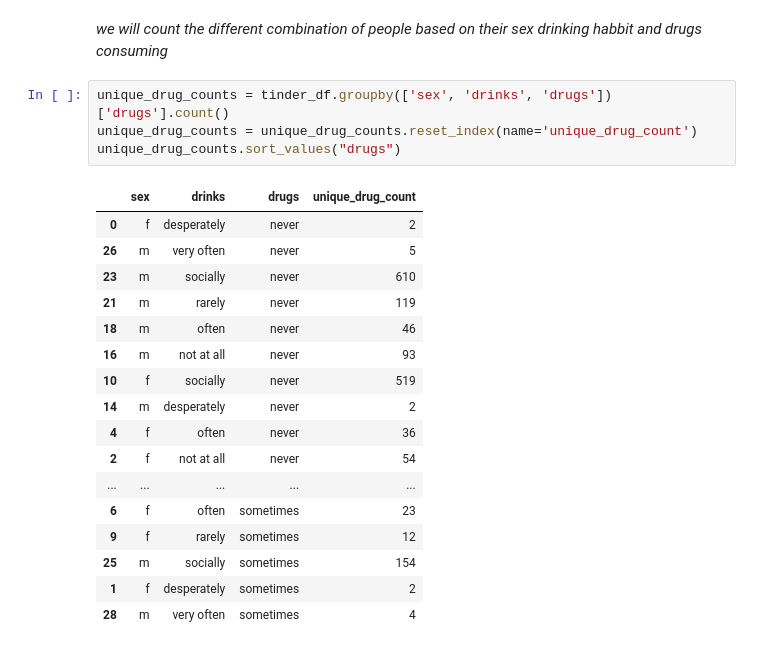
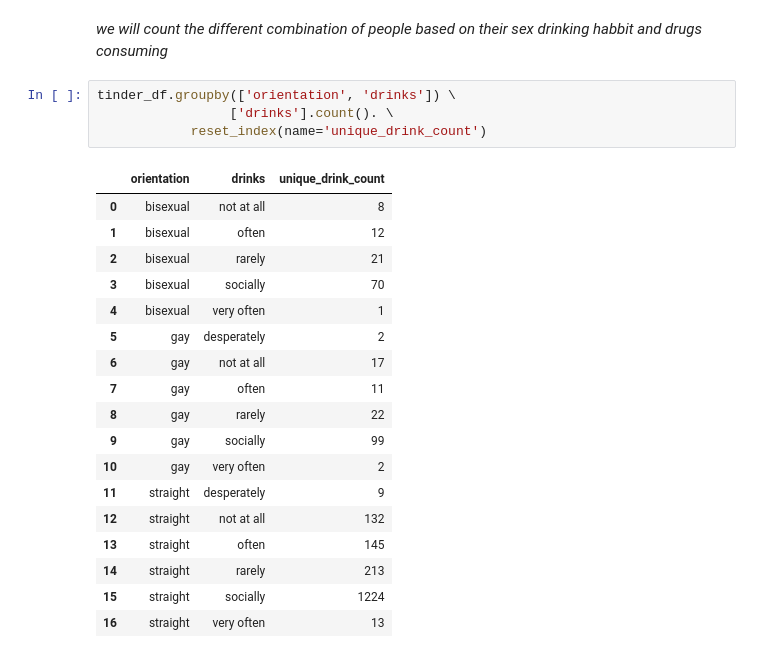
Before and after one commit to surya81/myproject, a Jupyter notebook: Tinder match making /Tinder match.ipynb, the cells around one changed output. Cells and saved outputs as stored; diff of their text form.

```diff
--- a/Tinder match making /Tinder match.ipynb
+++ b/Tinder match making /Tinder match.ipynb
@@ -158,24 +173,25 @@ tinder_df.drop(["user_id","username"],axis =1 ,inplace = True)
 # %% [markdown]
 *we will count the different combination of people based on their sex drinking habbit and drugs consuming*
-# %%
-unique_drug_counts = tinder_df.groupby(['sex', 'drinks', 'drugs'])['drugs'].count()
-unique_drug_counts = unique_drug_counts.reset_index(name='unique_drug_count')
-unique_drug_counts.sort_values("drugs")
-# %% [output]
-|  | sex | drinks | drugs | unique_drug_count |
-| 0 | f | desperately | never | 2 |
-| 26 | m | very often | never | 5 |
-| 23 | m | socially | never | 610 |
-| 21 | m | rarely | never | 119 |
-| 18 | m | often | never | 46 |
-| 16 | m | not at all | never | 93 |
-| 10 | f | socially | never | 519 |
-| 14 | m | desperately | never | 2 |
-| 4 | f | often | never | 36 |
-| 2 | f | not at all | never | 54 |
-| ... | ... | ... | ... | ... |
-| 6 | f | often | sometimes | 23 |
-| 9 | f | rarely | sometimes | 12 |
-| 25 | m | socially | sometimes | 154 |
-| 1 | f | desperately | sometimes | 2 |
-| 28 | m | very often | sometimes | 4 |
+# %%
+tinder_df.groupby(['orientation', 'drinks']) \
+                 ['drinks'].count(). \
+            reset_index(name='unique_drink_count')
+# %% [output]
+|  | orientation | drinks | unique_drink_count |
+| 0 | bisexual | not at all | 8 |
+| 1 | bisexual | often | 12 |
+| 2 | bisexual | rarely | 21 |
+| 3 | bisexual | socially | 70 |
+| 4 | bisexual | very often | 1 |
+| 5 | gay | desperately | 2 |
+| 6 | gay | not at all | 17 |
+| 7 | gay | often | 11 |
+| 8 | gay | rarely | 22 |
+| 9 | gay | socially | 99 |
+| 10 | gay | very often | 2 |
+| 11 | straight | desperately | 9 |
+| 12 | straight | not at all | 132 |
+| 13 | straight | often | 145 |
+| 14 | straight | rarely | 213 |
+| 15 | straight | socially | 1224 |
+| 16 | straight | very often | 13 |
```
Also changed, not shown: parts of 15 cells of this notebook.
